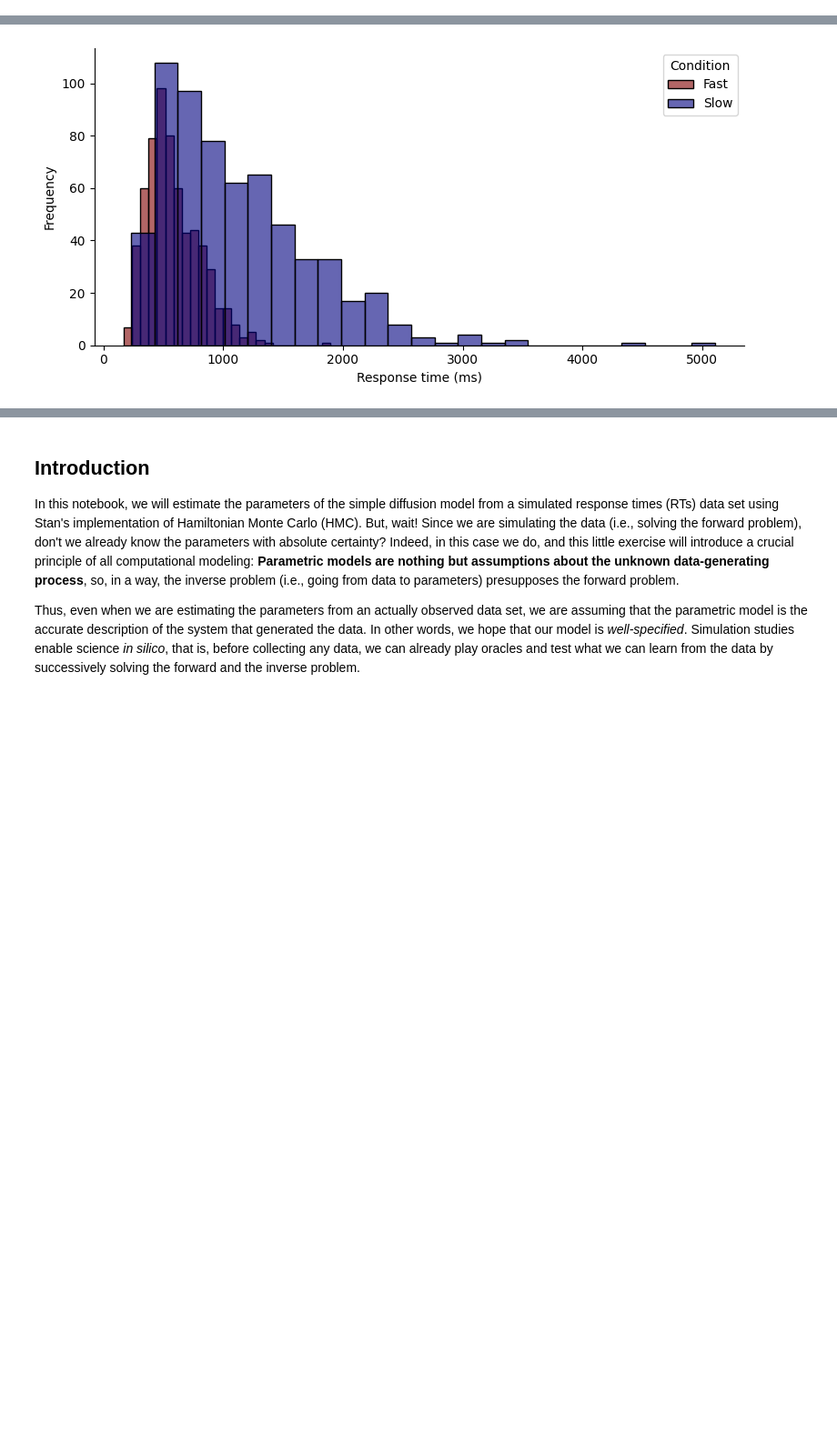
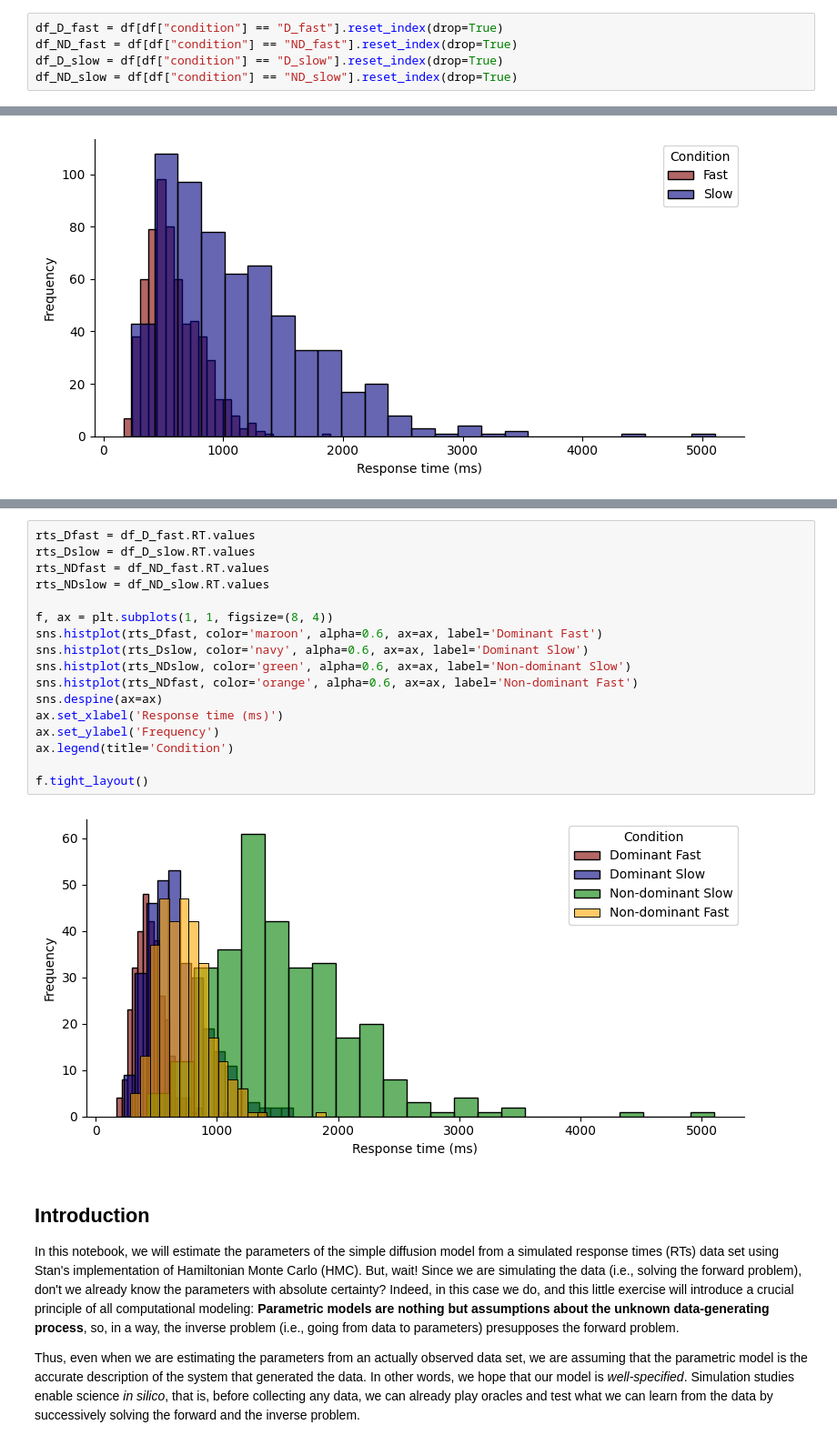
Before and after one commit to kwan-sr/cog-modeling-class-nc-ks, a Jupyter notebook: Project/stan_diffusion_model_of_writing_time.ipynb, the cells around one changed output, grey strips where cells are left out. Shown at 91% size. Drawn from its saved outputs; the diff is of its cells as text; blank space fills up the shorter version.

```diff
--- a/Project/stan_diffusion_model_of_writing_time.ipynb
+++ b/Project/stan_diffusion_model_of_writing_time.ipynb
@@ -32,6 +32,11 @@ df.tail()
 | 1244 | TCO_03272025 | ND_slow | Z | 1481 |
 | 1245 | YWG_03262025 | D_slow | Z | 372 |
 | 1246 | YWG_03262025 | ND_slow | Z | 813 |
+# %%
+df_D_fast = df[df["condition"] == "D_fast"].reset_index(drop=True)
+df_ND_fast = df[df["condition"] == "ND_fast"].reset_index(drop=True)
+df_D_slow = df[df["condition"] == "D_slow"].reset_index(drop=True)
+df_ND_slow = df[df["condition"] == "ND_slow"].reset_index(drop=True)
 # %%
 # Plot all the writing times in the dataset across all 4 conditions
 rts = df.RT.values
@@ -62,3 +83,22 @@ f.tight_layout()
+# %%
+rts_Dfast = df_D_fast.RT.values
+rts_Dslow = df_D_slow.RT.values
+rts_NDfast = df_ND_fast.RT.values
+rts_NDslow = df_ND_slow.RT.values
+
+f, ax = plt.subplots(1, 1, figsize=(8, 4))
+sns.histplot(rts_Dfast, color='maroon', alpha=0.6, ax=ax, label='Dominant Fast')
+sns.histplot(rts_Dslow, color='navy', alpha=0.6, ax=ax, label='Dominant Slow')
+sns.histplot(rts_NDslow, color='green', alpha=0.6, ax=ax, label='Non-dominant Slow')
+sns.histplot(rts_NDfast, color='orange', alpha=0.6, ax=ax, label='Non-dominant Fast')
+sns.despine(ax=ax)
+ax.set_xlabel('Response time (ms)')
+ax.set_ylabel('Frequency')
+ax.legend(title='Condition')
+
+f.tight_layout()
+# %% [output]
+[figure, added]
 # %% [markdown]
 ## Introduction
 
```
Also changed, not shown: parts of 18 cells of this notebook, 3 other files.
